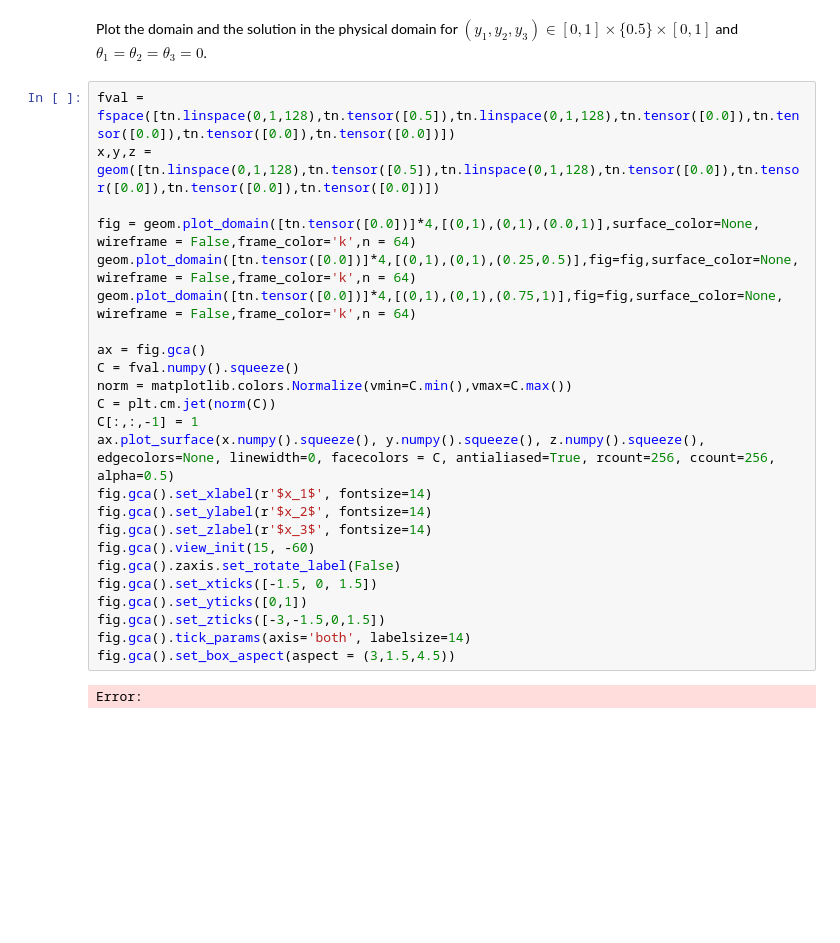
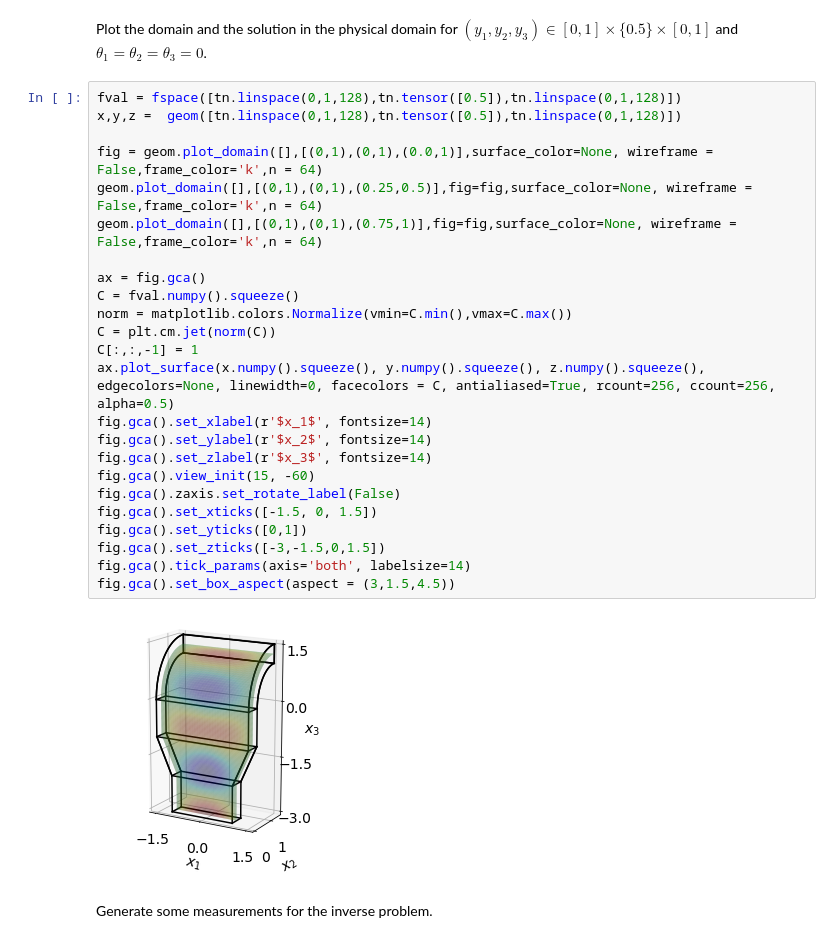
Before and after one commit to ion-g-ion/tt-iga, a Jupyter notebook: examples/waveguide.ipynb, the cells around one changed output. Saved outputs shown, nothing was run; the diff lists cells and outputs as text; blank space fills up the shorter version.

```diff
--- a/examples/waveguide.ipynb
+++ b/examples/waveguide.ipynb
@@ -244,28 +225,30 @@ Error:
 # %% [markdown]
 Plot the domain and the solution in the physical domain for $(y_1,y_2,y_3)\in[0,1]\times\{0.5\}\times[0,1]$ and $\theta_1=\theta_2=\theta_3=0$.
 # %%
-fval = fspace([tn.linspace(0,1,128),tn.tensor([0.5]),tn.linspace(0,1,128),tn.tensor([0.0]),tn.tensor([0.0]),tn.tensor([0.0]),tn.tensor([0.0])])
-x,y,z =  geom([tn.linspace(0,1,128),tn.tensor([0.5]),tn.linspace(0,1,128),tn.tensor([0.0]),tn.tensor([0.0]),tn.tensor([0.0]),tn.tensor([0.0])])
+fval = fspace([tn.linspace(0,1,128),tn.tensor([0.5]),tn.linspace(0,1,128)])
+x,y,z =  geom([tn.linspace(0,1,128),tn.tensor([0.5]),tn.linspace(0,1,128)])
 
-fig = geom.plot_domain([tn.tensor([0.0])]*4,[(0,1),(0,1),(0.0,1)],surface_color=None, wireframe = False,frame_color='k',n = 64)
-geom.plot_domain([tn.tensor([0.0])]*4,[(0,1),(0,1),(0.25,0.5)],fig=fig,surface_color=None, wireframe = False,frame_color='k',n = 64)
-geom.plot_domain([tn.tensor([0.0])]*4,[(0,1),(0,1),(0.75,1)],fig=fig,surface_color=None, wireframe = False,frame_color='k',n = 64)
+fig = geom.plot_domain([],[(0,1),(0,1),(0.0,1)],surface_color=None, wireframe = False,frame_color='k',n = 64)
+geom.plot_domain([],[(0,1),(0,1),(0.25,0.5)],fig=fig,surface_color=None, wireframe = False,frame_color='k',n = 64)
+geom.plot_domain([],[(0,1),(0,1),(0.75,1)],fig=fig,surface_color=None, wireframe = False,frame_color='k',n = 64)
 
 ax = fig.gca()
 C = fval.numpy().squeeze()
 norm = matplotlib.colors.Normalize(vmin=C.min(),vmax=C.max())
 C = plt.cm.jet(norm(C))
 C[:,:,-1] = 1
 ax.plot_surface(x.numpy().squeeze(), y.numpy().squeeze(), z.numpy().squeeze(), edgecolors=None, linewidth=0, facecolors = C, antialiased=True, rcount=256, ccount=256, alpha=0.5)
 fig.gca().set_xlabel(r'$x_1$', fontsize=14)
 fig.gca().set_ylabel(r'$x_2$', fontsize=14)
 fig.gca().set_zlabel(r'$x_3$', fontsize=14)
 fig.gca().view_init(15, -60)
 fig.gca().zaxis.set_rotate_label(False)
 fig.gca().set_xticks([-1.5, 0, 1.5])
 fig.gca().set_yticks([0,1])
 fig.gca().set_zticks([-3,-1.5,0,1.5])
 fig.gca().tick_params(axis='both', labelsize=14)
 fig.gca().set_box_aspect(aspect = (3,1.5,4.5))
 # %% [output]
-Error:
+[figure, added]
+# %% [markdown]
+Generate some measurements for the inverse problem.
```
Also changed, not shown: parts of 12 cells of this notebook, 19 other files.
